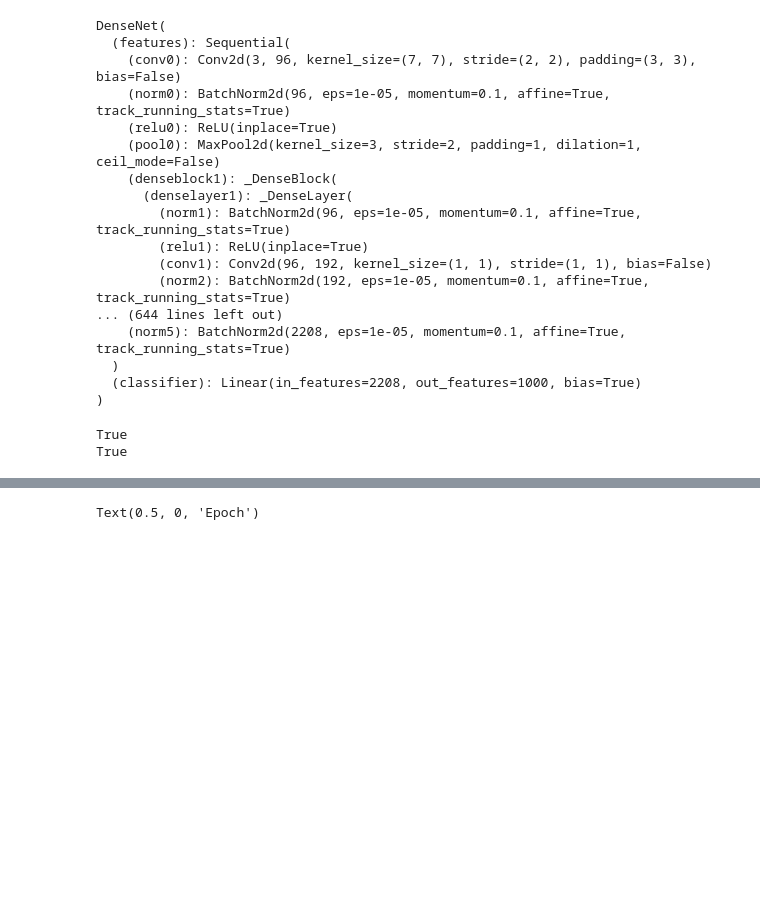
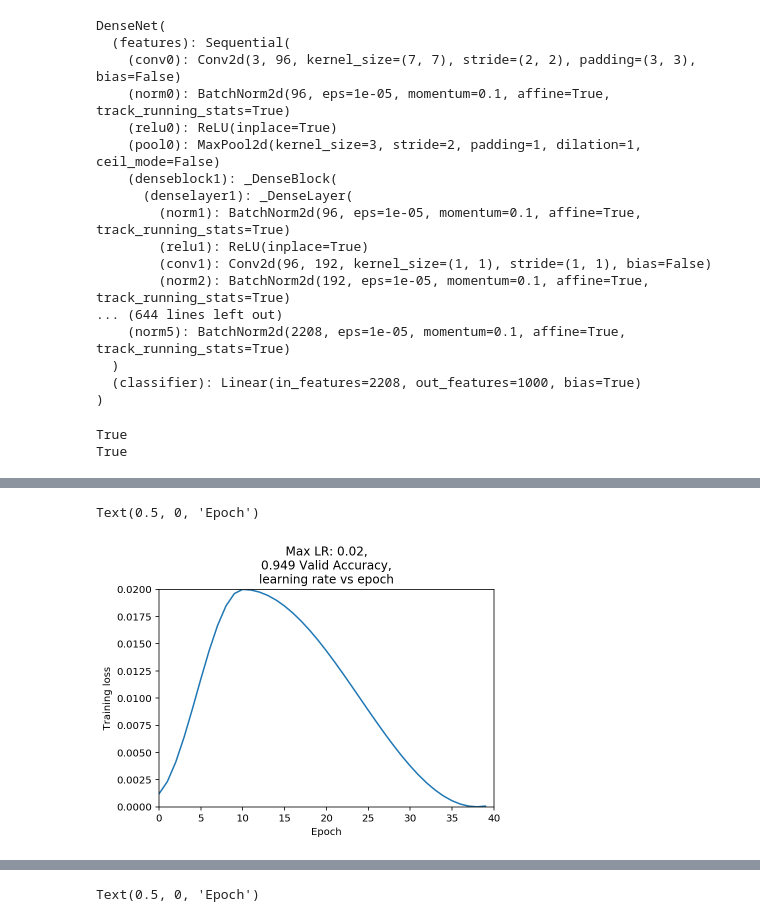
Before and after one commit to adamsanders/flower-classifier, a Jupyter notebook: Image Classifier Project.ipynb, the cells around one changed output, grey strips where cells are left out. Saved outputs shown, nothing was run; the diff lists cells and outputs as text; code cells hidden in the pictures; blank space fills up the shorter version.

```diff
--- a/Image Classifier Project.ipynb
+++ b/Image Classifier Project.ipynb
@@ -566,0 +576,10 @@ NameError: name 'training_log' is not defined
+# %%
+plt.plot(training_log['epoch'], training_log['lr'])
+plt.ylim([0, 0.02])
+plt.xlim([0, 40])
+plt.title("Max LR: 0.02,\n0.949 Valid Accuracy,\nlearning rate vs epoch")
+plt.ylabel("Training loss")
+plt.xlabel("Epoch")
+# %% [output]
+Text(0.5, 0, 'Epoch')
+[figure, added]
```
Also changed, not shown: parts of 8 cells of this notebook.
